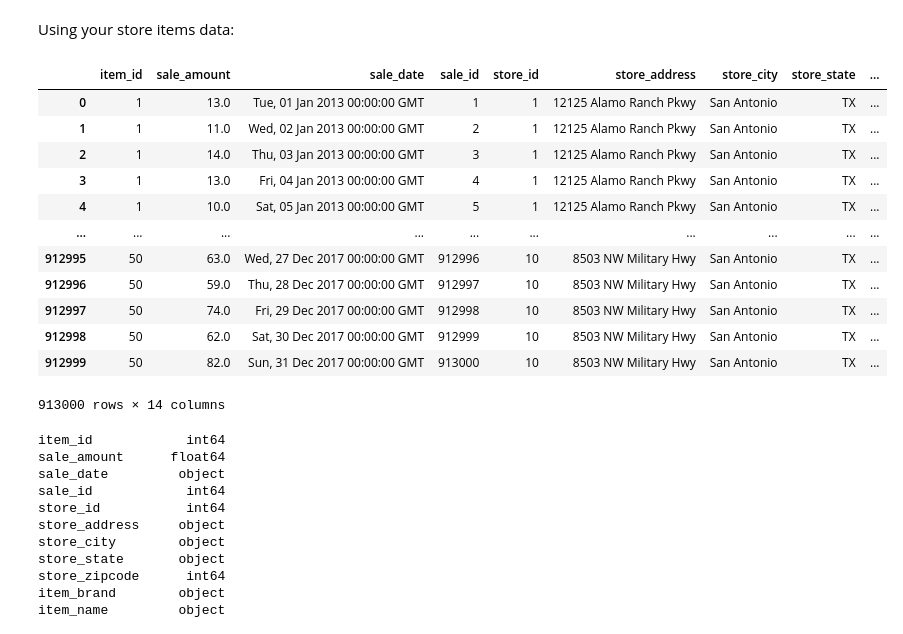
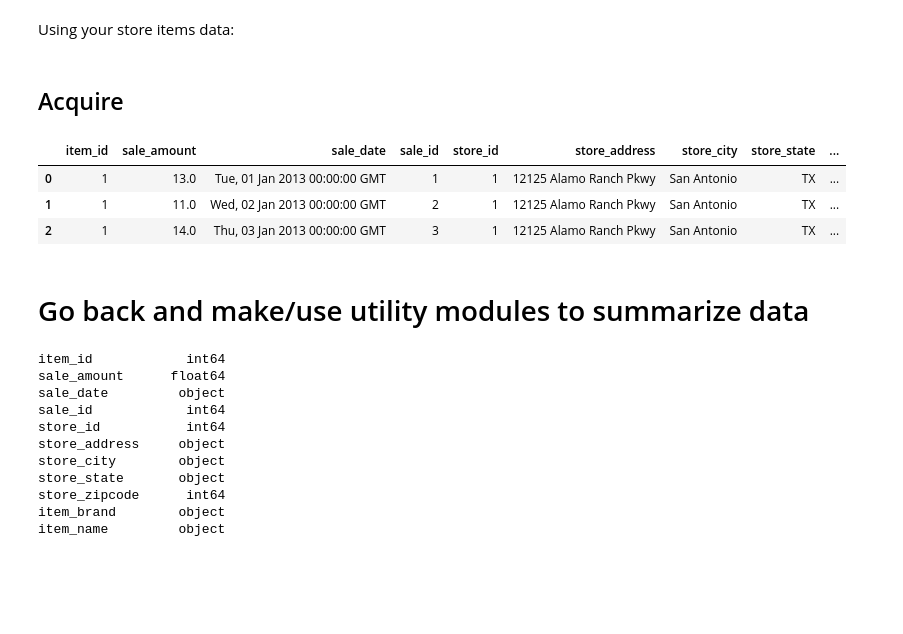
Before and after one commit to Jason-R-Turner/time-series-exercises, a Jupyter notebook: prepare.ipynb, the cells around one changed output. Drawn from its saved outputs; the diff is of its cells as text; code cells hidden in the pictures; blank space fills up the shorter version.

```diff
--- a/prepare.ipynb
+++ b/prepare.ipynb
@@ -11,22 +18,17 @@ import acquire
 # %% [markdown]
 Using your store items data:
+# %% [markdown]
+## Acquire
 # %%
 df = acquire.get_store_item_demand_data()
-df
+df.head(3)
 # %% [output]
 |  | item_id | sale_amount | sale_date | sale_id | store_id | store_address | store_city | store_state | ... |
 | 0 | 1 | 13.0 | Tue, 01 Jan 2013 00:00:00 GMT | 1 | 1 | 12125 Alamo Ranch Pkwy | San Antonio | TX | ... |
 | 1 | 1 | 11.0 | Wed, 02 Jan 2013 00:00:00 GMT | 2 | 1 | 12125 Alamo Ranch Pkwy | San Antonio | TX | ... |
 | 2 | 1 | 14.0 | Thu, 03 Jan 2013 00:00:00 GMT | 3 | 1 | 12125 Alamo Ranch Pkwy | San Antonio | TX | ... |
-| 3 | 1 | 13.0 | Fri, 04 Jan 2013 00:00:00 GMT | 4 | 1 | 12125 Alamo Ranch Pkwy | San Antonio | TX | ... |
-| 4 | 1 | 10.0 | Sat, 05 Jan 2013 00:00:00 GMT | 5 | 1 | 12125 Alamo Ranch Pkwy | San Antonio | TX | ... |
-| ... | ... | ... | ... | ... | ... | ... | ... | ... | ... |
-| 912995 | 50 | 63.0 | Wed, 27 Dec 2017 00:00:00 GMT | 912996 | 10 | 8503 NW Military Hwy | San Antonio | TX | ... |
-| 912996 | 50 | 59.0 | Thu, 28 Dec 2017 00:00:00 GMT | 912997 | 10 | 8503 NW Military Hwy | San Antonio | TX | ... |
-| 912997 | 50 | 74.0 | Fri, 29 Dec 2017 00:00:00 GMT | 912998 | 10 | 8503 NW Military Hwy | San Antonio | TX | ... |
-| 912998 | 50 | 62.0 | Sat, 30 Dec 2017 00:00:00 GMT | 912999 | 10 | 8503 NW Military Hwy | San Antonio | TX | ... |
-| 912999 | 50 | 82.0 | Sun, 31 Dec 2017 00:00:00 GMT | 913000 | 10 | 8503 NW Military Hwy | San Antonio | TX | ... |
-913000 rows × 14 columns
+# %% [markdown]
+# Go back and make/use utility modules to summarize data
 # %%
 df.dtypes
 # %% [output]
```
Also changed, not shown: parts of 16 cells of this notebook, 1 other file.
